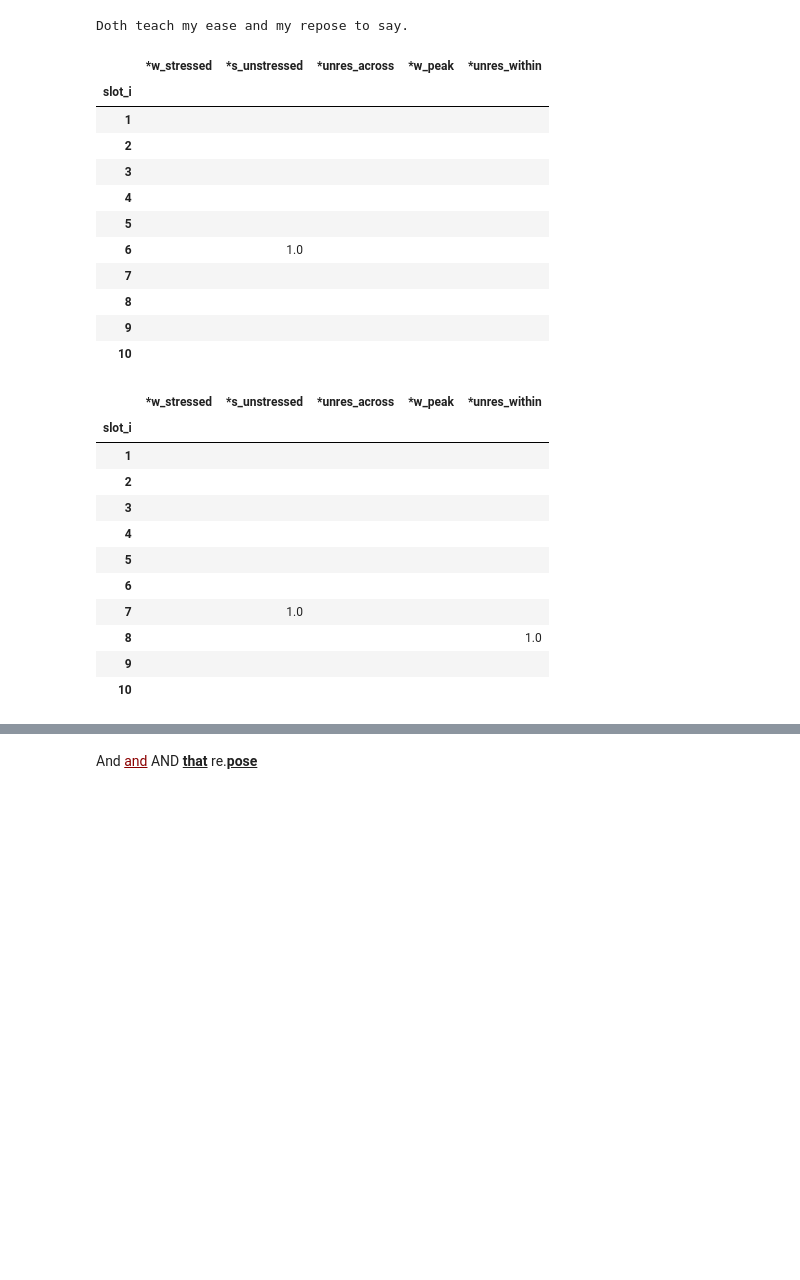
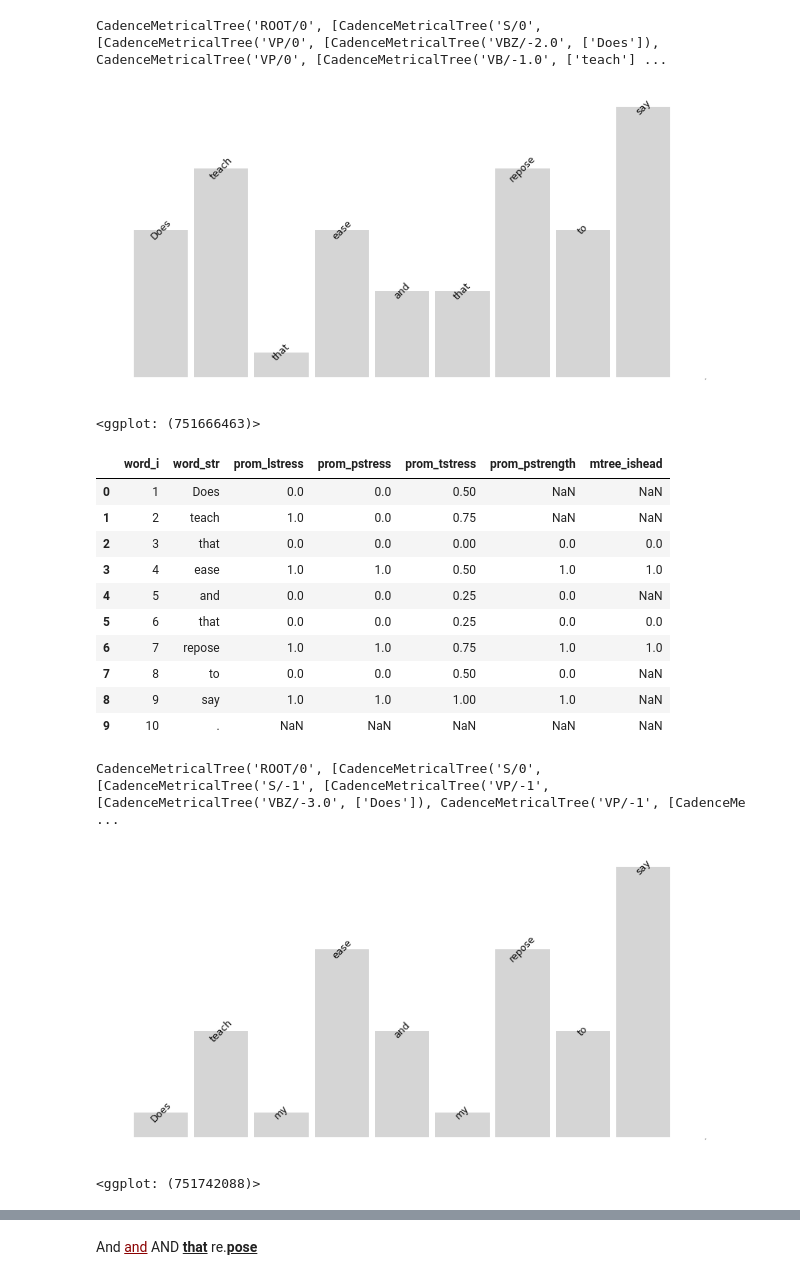
Before and after one commit to quadrismegistus/cadence, a Jupyter notebook: notebooks/test_parse_display.ipynb, the cells around one changed output, grey strips where cells are left out. Saved outputs shown, nothing was run; the diff lists cells and outputs as text; code cells hidden in the pictures; blank space fills up the shorter version.

```diff
--- a/notebooks/test_parse_display.ipynb
+++ b/notebooks/test_parse_display.ipynb
@@ -6,14 +6,10 @@ txt="How heavy, do I journey on the way,"
 txt="And and AND that repose"
 
 txt="""
-Doth teach that ease and that repose to say.
-Doth teach my ease and my repose to say.
-Doth teach man's ease and man's repose to say.
+Does teach that ease and that repose to say.
+Does teach my ease and my repose to say.
+Does teach man's ease and man's repose to say.
 """
-txt='Doth teach my ease and my repose to say.'
 
 text = Verse(txt)
 para = text.para(1)
-print(para.txt)
-# %% [output]
-Doth teach my ease and my repose to say.
@@ -23,30 +16,24 @@ for combo in iter_combos(unit): break
-# %%
-apply_constraints(combo,'wswswswsws').replace(0,'')
-# %% [output]
-|  | *w_stressed | *s_unstressed | *unres_across | *w_peak | *unres_within |
-| slot_i |  |  |  |  |  |
-| 1 |  |  |  |  |  |
-| 2 |  |  |  |  |  |
-| 3 |  |  |  |  |  |
-| 4 |  |  |  |  |  |
-| 5 |  |  |  |  |  |
-| 6 |  | 1.0 |  |  |  |
-| 7 |  |  |  |  |  |
-| 8 |  |  |  |  |  |
-| 9 |  |  |  |  |  |
-| 10 |  |  |  |  |  |
-# %%
-apply_constraints(combo,'wSwSwwSSwS'.lower()).replace(0,'')
-# %% [output]
-|  | *w_stressed | *s_unstressed | *unres_across | *w_peak | *unres_within |
-| slot_i |  |  |  |  |  |
-| 1 |  |  |  |  |  |
-| 2 |  |  |  |  |  |
-| 3 |  |  |  |  |  |
-| 4 |  |  |  |  |  |
-| 5 |  |  |  |  |  |
-| 6 |  |  |  |  |  |
-| 7 |  | 1.0 |  |  |  |
-| 8 |  |  |  |  | 1.0 |
-| 9 |  |  |  |  |  |
-| 10 |  |  |  |  |  |
+# %%
+for sent in para.sents():
+    display(sent.mtree())
+    display(sent.grid())
+    display(sent.mtree_df())
+    print()
+# %% [output]
+CadenceMetricalTree('ROOT/0', [CadenceMetricalTree('S/0', [CadenceMetricalTree('VP/0', [CadenceMetricalTree('VBZ/-2.0', ['Does']), CadenceMetricalTree('VP/0', [CadenceMetricalTree('VB/-1.0', ['teach'] ...
+[figure, added]
+<ggplot: (751666463)>
+|  | word_i | word_str | prom_lstress | prom_pstress | prom_tstress | prom_pstrength | mtree_ishead |
+| 0 | 1 | Does | 0.0 | 0.0 | 0.50 | NaN | NaN |
+| 1 | 2 | teach | 1.0 | 0.0 | 0.75 | NaN | NaN |
+| 2 | 3 | that | 0.0 | 0.0 | 0.00 | 0.0 | 0.0 |
+| 3 | 4 | ease | 1.0 | 1.0 | 0.50 | 1.0 | 1.0 |
+| 4 | 5 | and | 0.0 | 0.0 | 0.25 | 0.0 | NaN |
+| 5 | 6 | that | 0.0 | 0.0 | 0.25 | 0.0 | 0.0 |
+| 6 | 7 | repose | 1.0 | 1.0 | 0.75 | 1.0 | 1.0 |
+| 7 | 8 | to | 0.0 | 0.0 | 0.50 | 0.0 | NaN |
+| 8 | 9 | say | 1.0 | 1.0 | 1.00 | 1.0 | NaN |
+| 9 | 10 | . | NaN | NaN | NaN | NaN | NaN |
+CadenceMetricalTree('ROOT/0', [CadenceMetricalTree('S/0', [CadenceMetricalTree('S/-1', [CadenceMetricalTree('VP/-1', [CadenceMetricalTree('VBZ/-3.0', ['Does']), CadenceMetricalTree('VP/-1', [CadenceMe ...
+[figure, added]
+<ggplot: (751742088)>
```
Also changed, not shown: parts of 5 cells of this notebook, 1 other file.
